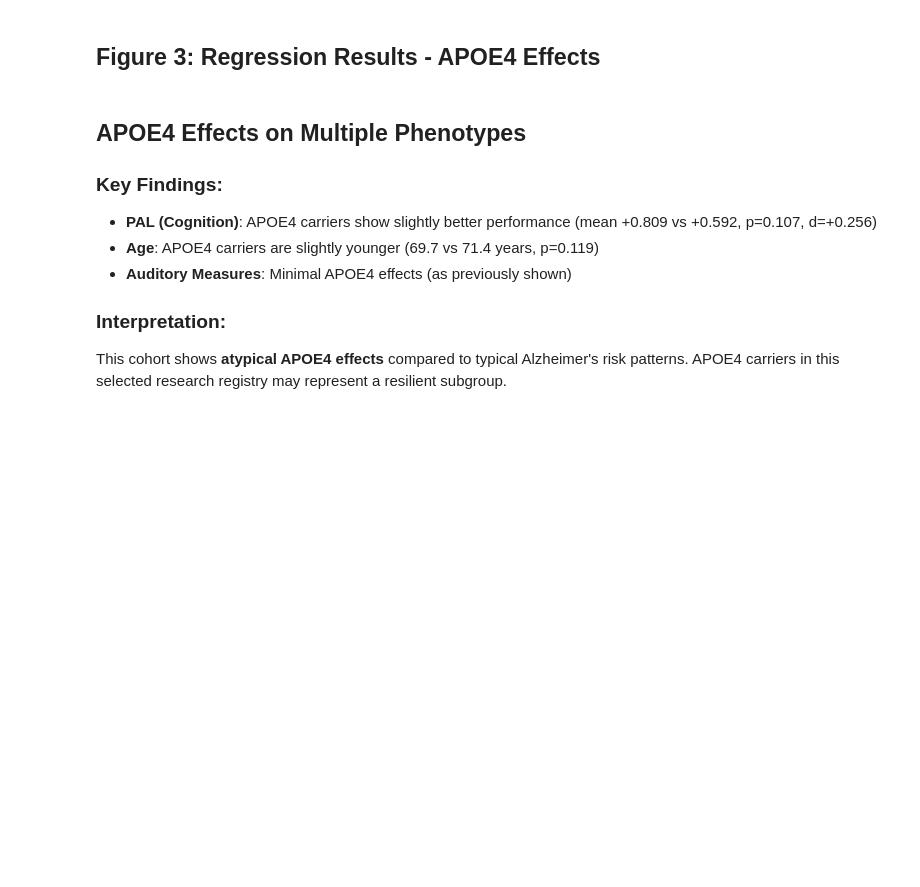
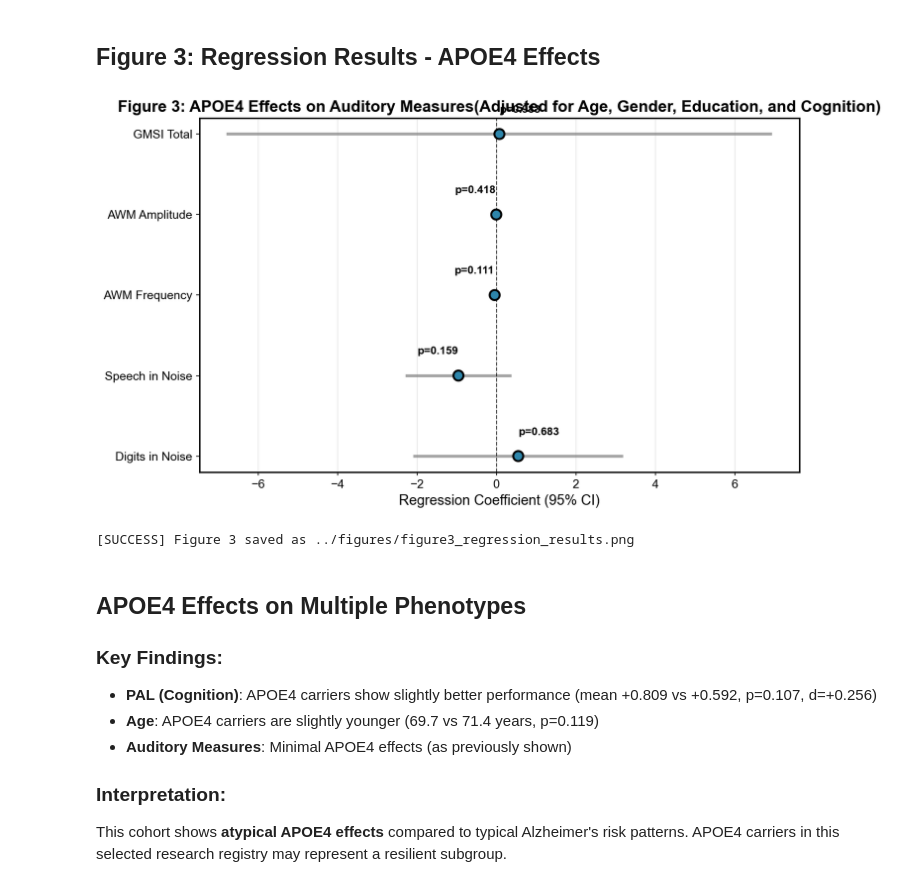
Before and after one commit to meherlad/audcog-great-minds, a Jupyter notebook: notebooks/agm_analysis.ipynb, the cells around one changed output. Saved outputs shown, nothing was run; the diff lists cells and outputs as text; code cells hidden in the pictures; blank space fills up the shorter version.

```diff
--- a/notebooks/agm_analysis.ipynb
+++ b/notebooks/agm_analysis.ipynb
@@ -792,35 +846,37 @@ def create_regression_figure(df):
     # Format the plot
     ax.set_yticks(y_positions)
     ax.set_yticklabels(results_df["Outcome"], fontsize=12)
     ax.set_xlabel("Regression Coefficient (95% CI)", fontsize=14)
-    ax.set_title("Figure 3: APOE4 Effects on Auditory Measures
-(Adjusted for Age, Gender, Education, and Cognition)", fontsize=16, fontweight="bold")
+    ax.set_title("Figure 3: APOE4 Effects on Auditory Measures(Adjusted for Age, Gender, Education, and Cognition)", fontsize=16, fontweight="bold")
     ax.grid(True, alpha=0.3, axis="x")
 
     # Add p-value annotations
     for i, (coef, p_val) in enumerate(zip(results_df["Coefficient"], results_df["P_Value"])):
         if p_val < 0.001:
             text = "***"
         elif p_val < 0.01:
             text = "**"
         elif p_val < 0.05:
             text = "*"
         else:
             text = f"p={p_val:.3f}"
 
         ax.text(coef + (0.01 if coef >= 0 else -0.01), i + 0.3, text,
                ha="left" if coef >= 0 else "right", va="center",
                fontsize=11, fontweight="bold")
 
     plt.tight_layout()
 
     # Save the figure
     plt.savefig("../figures/figure3_regression_results.png", dpi=150, bbox_inches="tight")
     plt.show()
 
     print("[SUCCESS] Figure 3 saved as ../figures/figure3_regression_results.png")
 
 create_regression_figure(df)
+# %% [output]
+[figure, added]
+[SUCCESS] Figure 3 saved as ../figures/figure3_regression_results.png
 # %% [markdown]
 ## APOE4 Effects on Multiple Phenotypes
 
```
Also changed, not shown: parts of 4 cells of this notebook, 4 other files.
